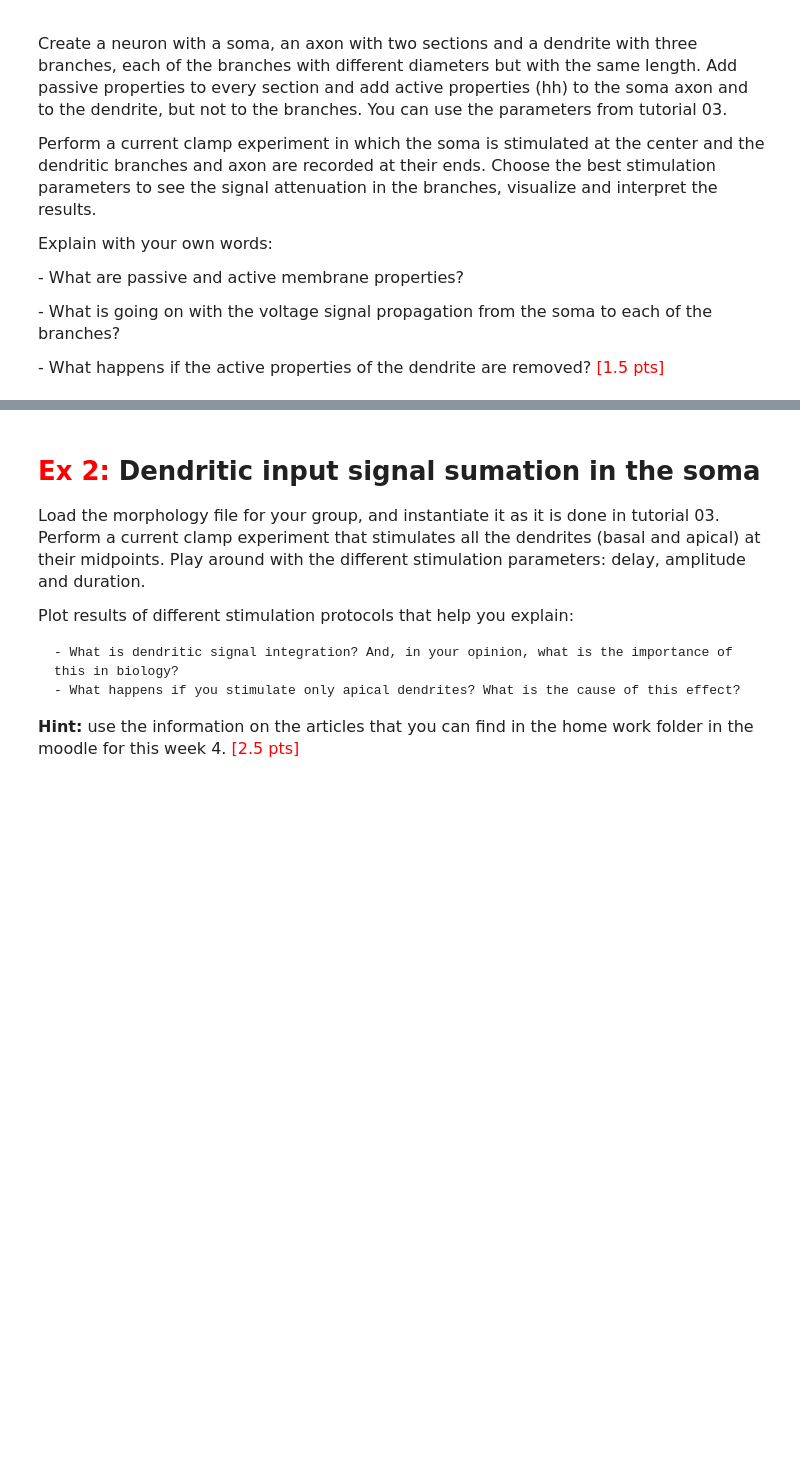
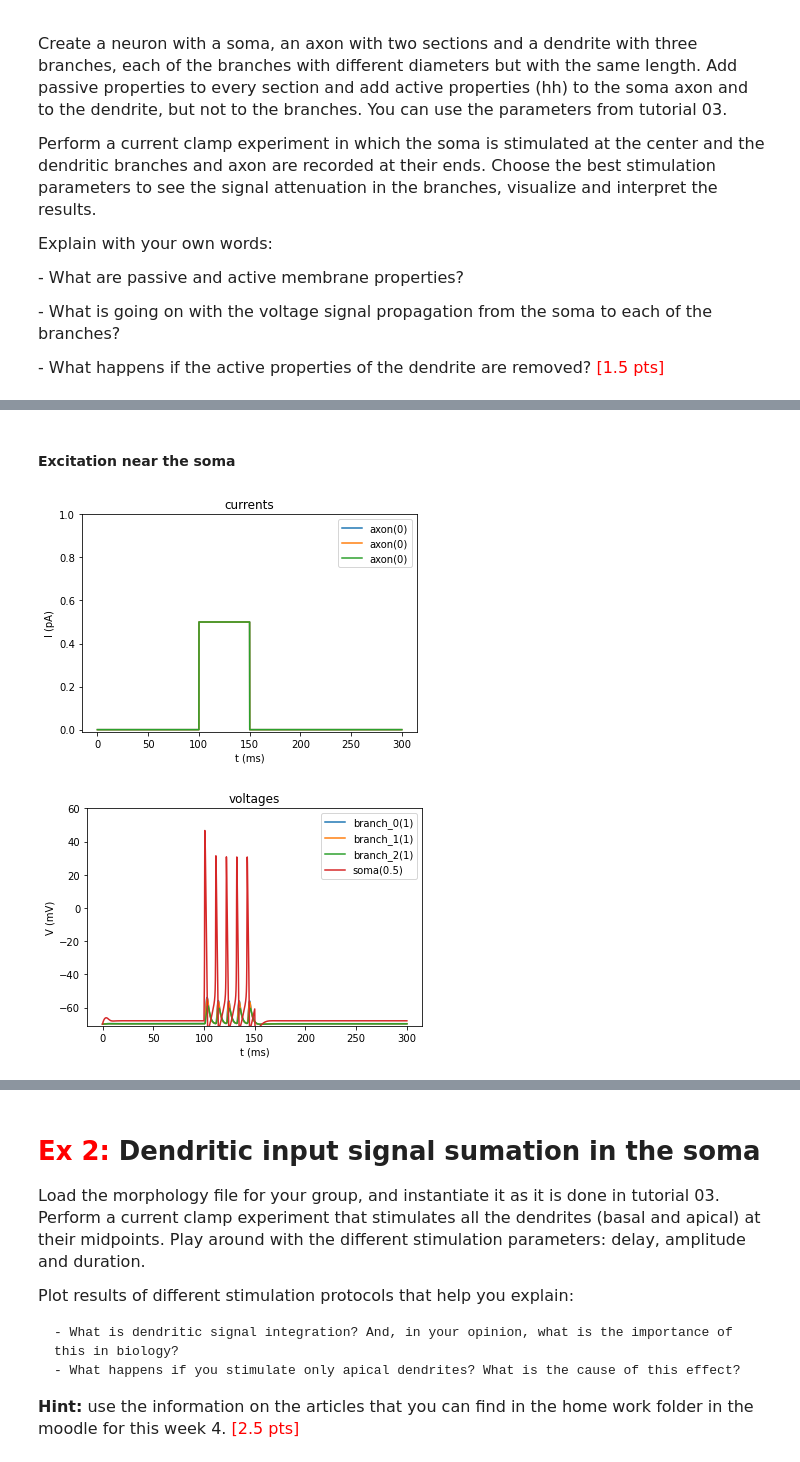
Before and after one commit to GBNTN/In_Silico_Homeworks, a Jupyter notebook: Week4_HomeWork_Martim.ipynb, the cells around one changed output, grey strips where cells are left out. Cells and saved outputs as stored; diff of their text form; code cells hidden in the pictures; blank space fills up the shorter version.

```diff
--- a/Week4_HomeWork_Martim.ipynb
+++ b/Week4_HomeWork_Martim.ipynb
@@ -34,0 +265,18 @@ __IMPORTANT:__<font size = "3"> Exercises in <font color='red'>red</font> are ma
+# %% [markdown]
+#### Excitation near the soma
+# %%
+reset()
+
+# Setup stimulations and recordings - soma
+for branch in branches:
+    iclamp(axon(0), amplitude=0.5, delay=100, duration=50)
+    record_voltage(branch(1))
+record_voltage(soma(0.5))
+
+# Simulate and plot
+v_init = -70
+t_stop = 300
+tvi_plots(init_run(v_init, t_stop), voltage_records, current_records, vmax=60, imax=1)
+# %% [output]
+[figure, added]
+[figure, added]
```
Also changed, not shown: parts of 9 cells of this notebook.
